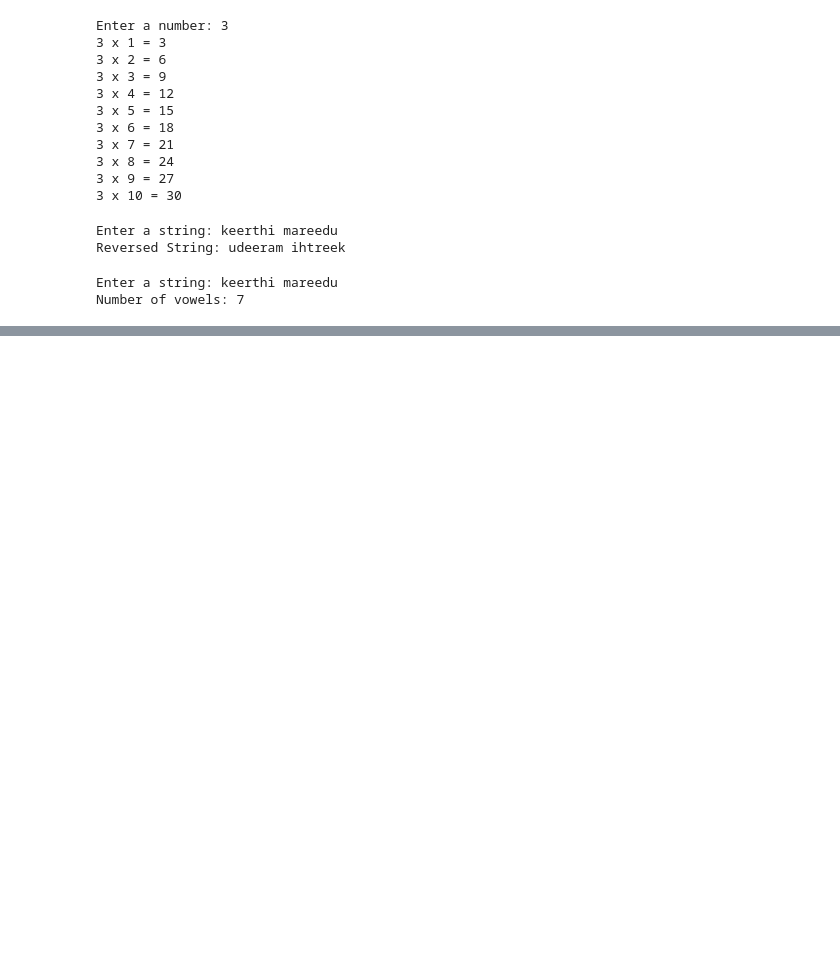
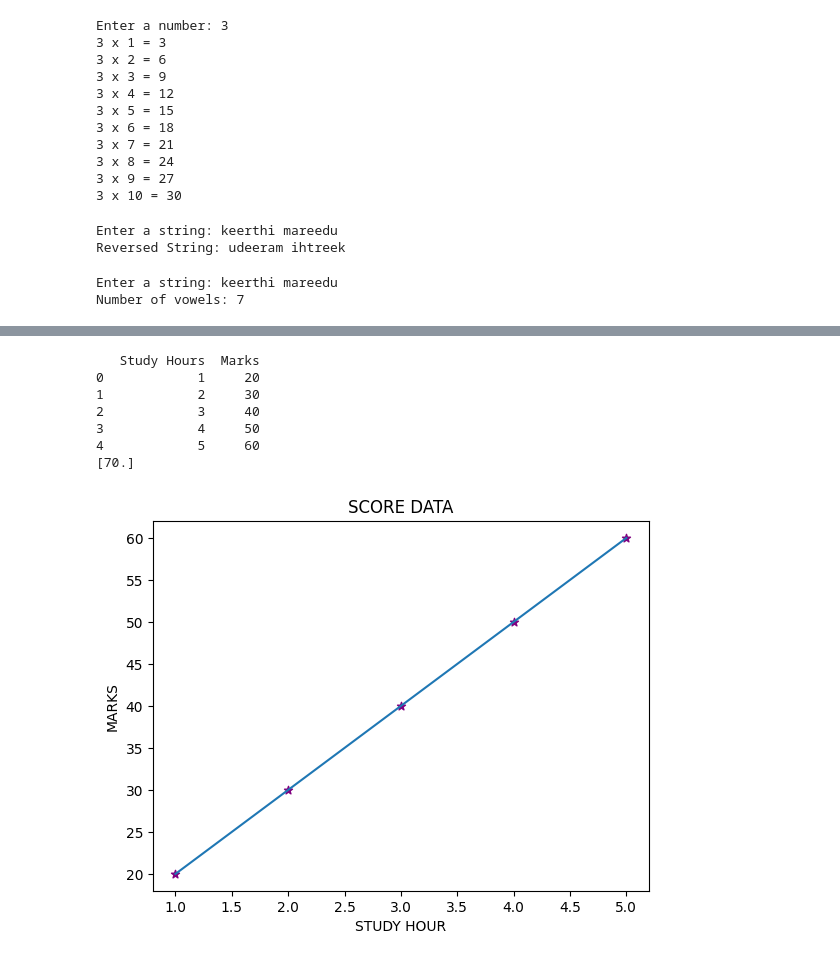
Before and after one commit to keerthimareedu3/keerthi, a Jupyter notebook: practices.ipynb, the cells around one changed output, grey strips where cells are left out. Drawn from its saved outputs; the diff is of its cells as text; code cells hidden in the pictures; blank space fills up the shorter version.

```diff
--- a/practices.ipynb
+++ b/practices.ipynb
@@ -569,0 +576,26 @@ Number of vowels: 7
+# %%
+import pandas as pd
+import matplotlib.pyplot as plt
+from sklearn.linear_model import LinearRegression
+df=pd.read_csv("Book1.csv")
+print(df)
+x=df.drop("Marks",axis="columns")
+obj=LinearRegression()
+obj.fit(x,df["Marks"])
+print(obj.predict([[6]]))
+plt.title("SCORE DATA")
+plt.xlabel("STUDY HOUR")
+plt.ylabel("MARKS")
+plt.scatter(df["Study Hours"],df["Marks"],marker="*",color="purple")
+plt.plot(df["Study Hours"],obj.predict(df[["Study Hours"]]))
+
+plt.show()
+# %% [output]
+   Study Hours  Marks
+0            1     20
+1            2     30
+2            3     40
+3            4     50
+4            5     60
+[70.]
+[figure, added]
```
Also changed, not shown: parts of 3 cells of this notebook.
